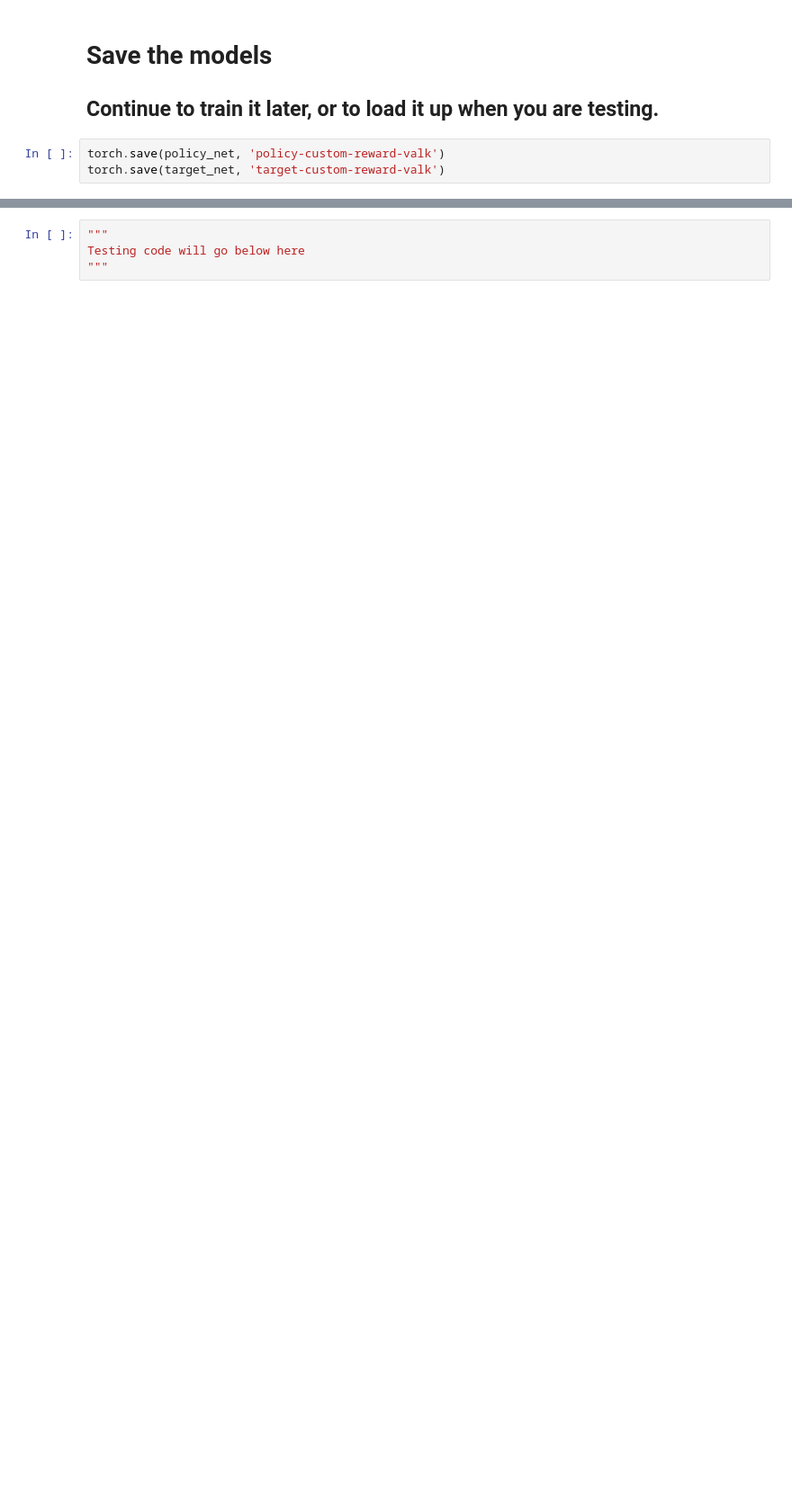
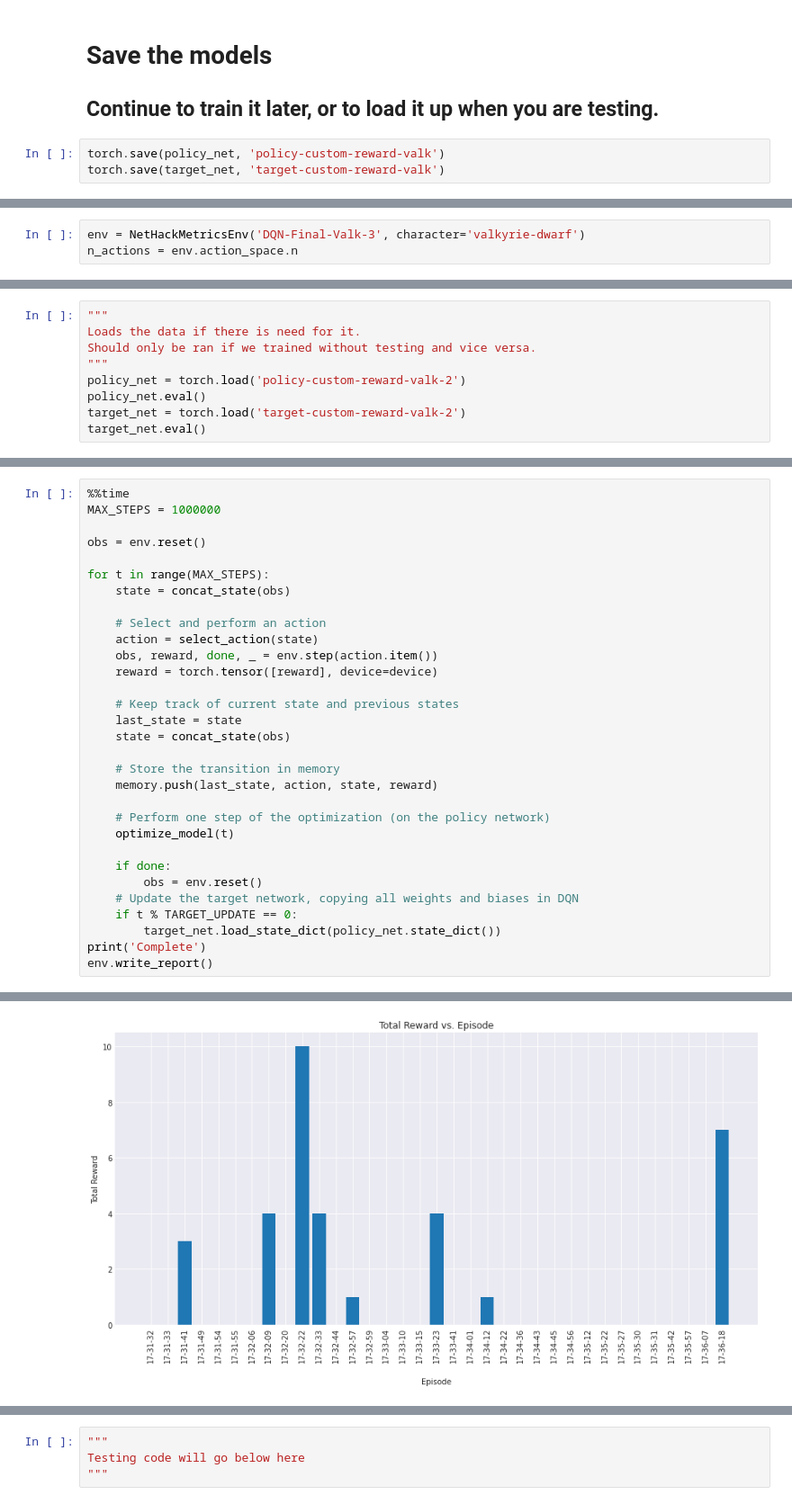
Before and after one commit to apandit42/cs230-deep-hack, a Jupyter notebook: Custom-DQN.ipynb, the cells around one changed output, grey strips where cells are left out. Shown at 90% size. Saved outputs shown, nothing was run; the diff lists cells and outputs as text; blank space fills up the shorter version.

```diff
--- a/Custom-DQN.ipynb
+++ b/Custom-DQN.ipynb
@@ -219,0 +328,3 @@ target_net.eval()
+# %%
+env = NetHackMetricsEnv('DQN-Final-Valk-3', character='valkyrie-dwarf')
+n_actions = env.action_space.n
@@ -219,0 +333,9 @@ target_net.eval()
+# %%
+"""
+Loads the data if there is need for it.
+Should only be ran if we trained without testing and vice versa.
+"""
+policy_net = torch.load('policy-custom-reward-valk-2')
+policy_net.eval()
+target_net = torch.load('target-custom-reward-valk-2')
+target_net.eval()
@@ -219,0 +357,32 @@ target_net.eval()
+# %%
+%%time
+MAX_STEPS = 1000000
+
+obs = env.reset()
+
+for t in range(MAX_STEPS):
+    state = concat_state(obs)
+
+    # Select and perform an action
+    action = select_action(state)
+    obs, reward, done, _ = env.step(action.item())
+    reward = torch.tensor([reward], device=device)
+
+    # Keep track of current state and previous states
+    last_state = state
+    state = concat_state(obs)
+
+    # Store the transition in memory
+    memory.push(last_state, action, state, reward)
+
+    # Perform one step of the optimization (on the policy network)
+    optimize_model(t)
+
+    if done:
+        obs = env.reset()
+    # Update the target network, copying all weights and biases in DQN
+    if t % TARGET_UPDATE == 0:
+        target_net.load_state_dict(policy_net.state_dict())
+print('Complete')
+env.write_report()
+# %% [output]
@@ -219,0 +406 @@ target_net.eval()
+[figure, added]
```
Also changed, not shown: parts of 17 cells of this notebook.
